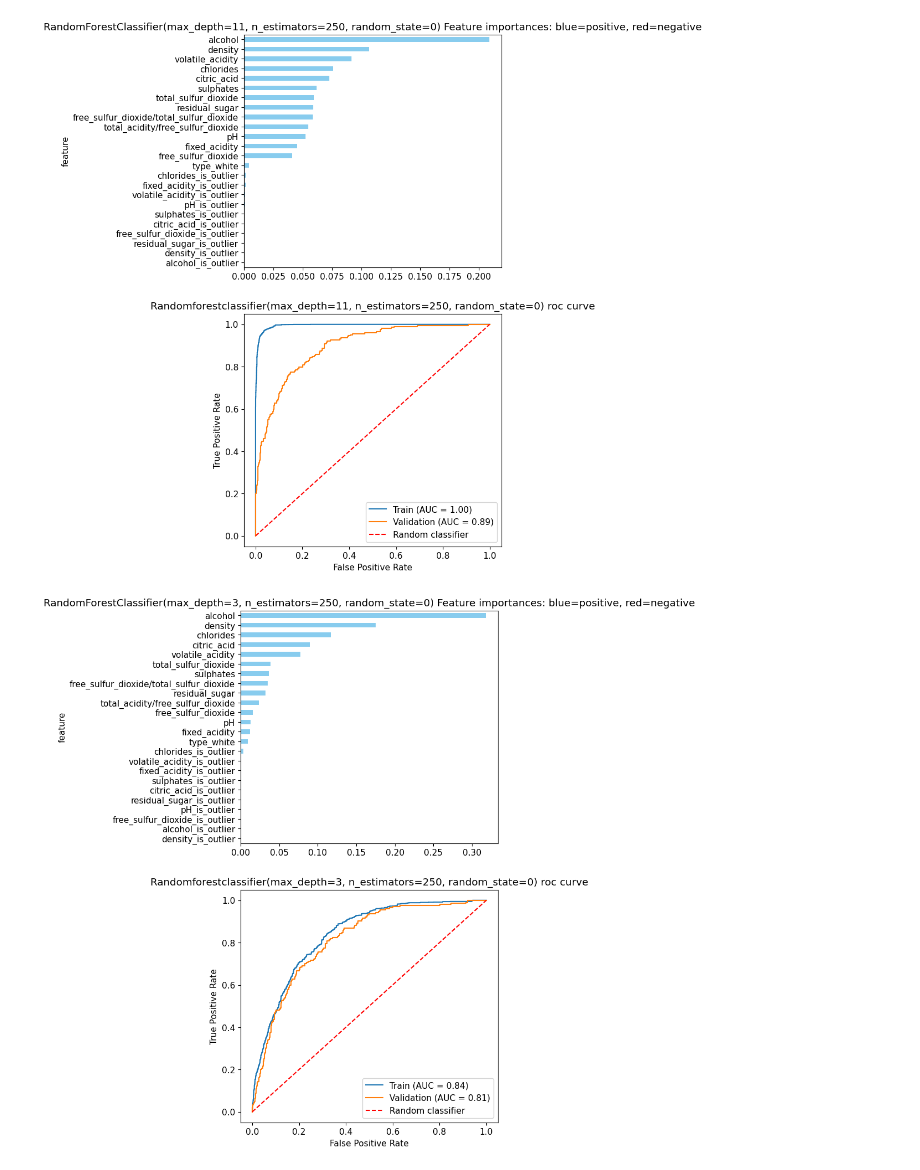
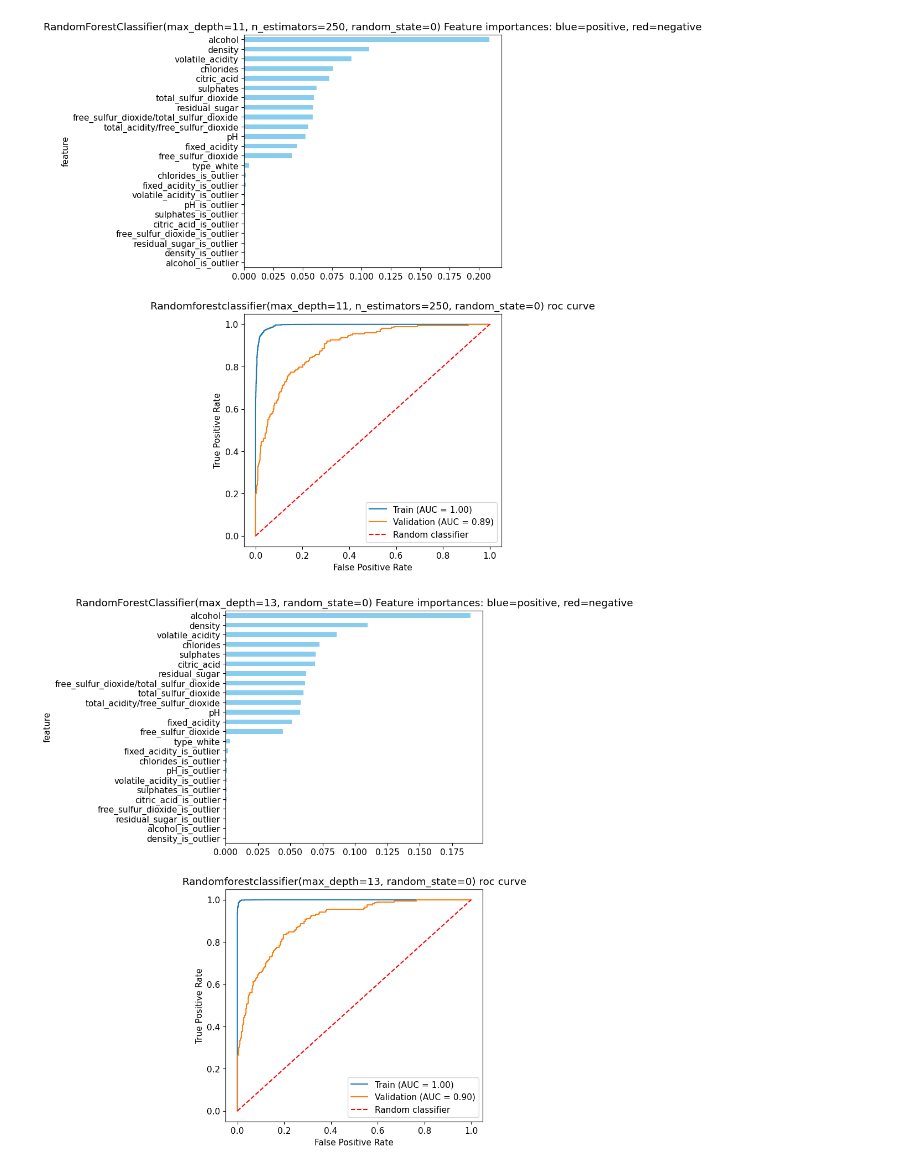
Before and after one commit to dormeir999/Cracking_Your_First_Data_Science_Project_course, a Jupyter notebook: Pipeline.ipynb, the cells around one changed output. Drawn from its saved outputs; the diff is of its cells as text; code cells hidden in the pictures.

```diff
--- a/Pipeline.ipynb
+++ b/Pipeline.ipynb
@@ -3696,9 +3612,8 @@ model_metrics, _ = train_evaluate_plot_report_sklearn_classification_model_engin
 # %% [output]
 [figure]
 # %%
-model.set_params(**{hyper_parameter:3})
+model.set_params(**{hyper_parameter:13})
 model_name = str(model)
-
 model_metrics, _ = train_evaluate_plot_report_sklearn_classification_model_engineered_features(the_model=model, the_model_name=model_name, axs=None)
 # %% [output]
-[figure, old version]
+[figure, new version]
```
Also changed, not shown: parts of 49 cells of this notebook.
